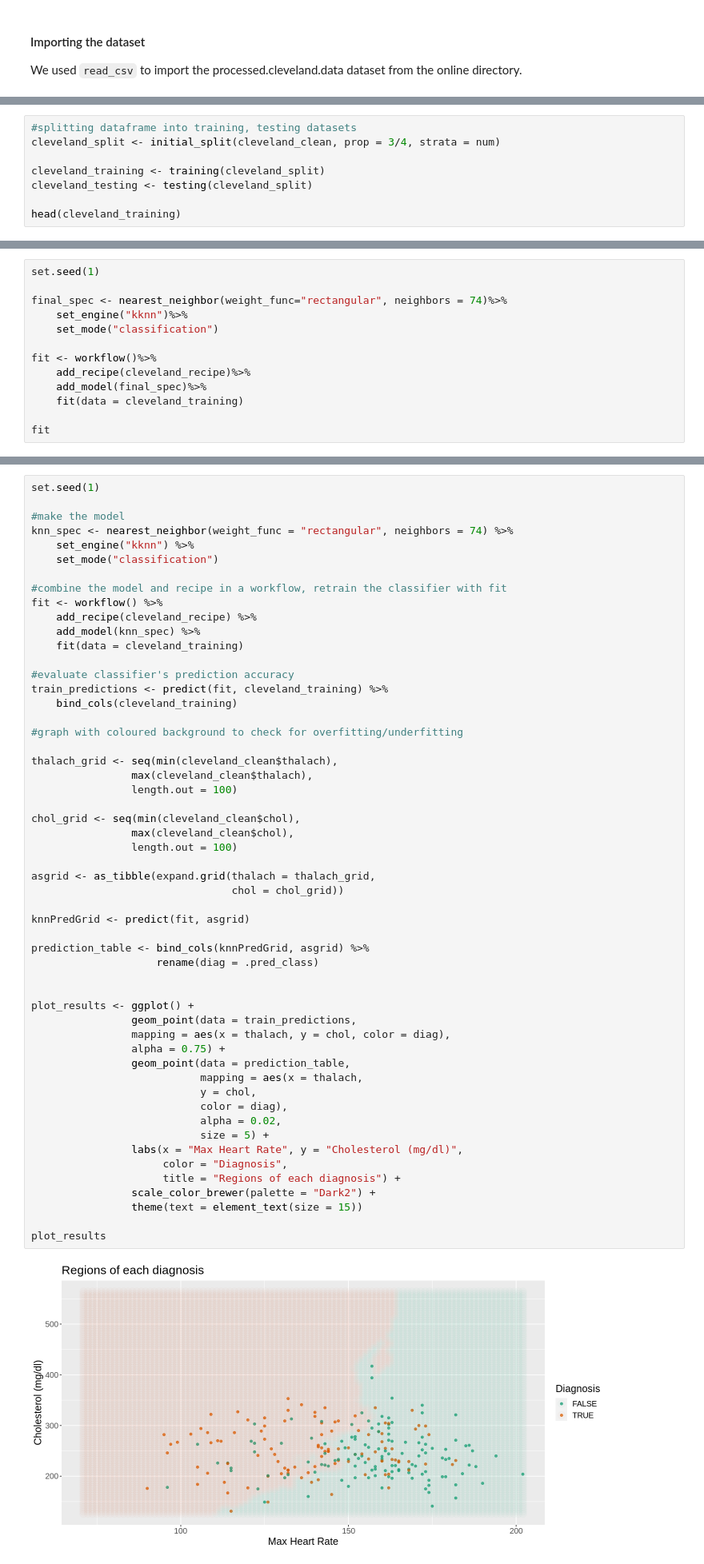
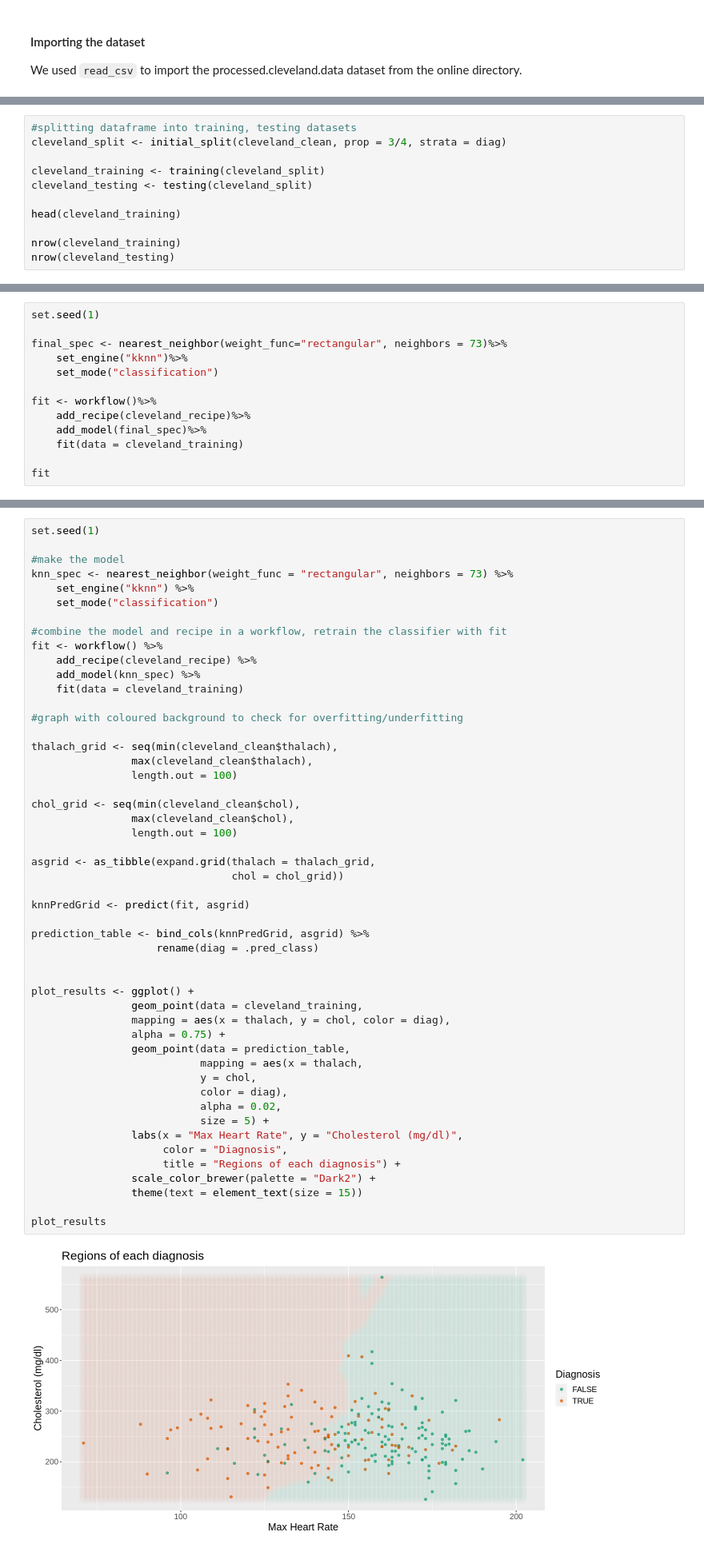
Before and after one commit to Agamchawla/group-29-project, a Jupyter notebook: group_29_project_report.ipynb, the cells around one changed output, grey strips where cells are left out. Shown at 80% size. Cells and saved outputs as stored; diff of their text form.

Commit message:
added Hungarian data, final touch-ups

```diff
--- a/group_29_project_report.ipynb
+++ b/group_29_project_report.ipynb
@@ -97,8 +157,11 @@ We will use `initial_split` to split our dataframe into 75% training and 25% tes
 # %%
 #splitting dataframe into training, testing datasets
-cleveland_split <- initial_split(cleveland_clean, prop = 3/4, strata = num)
+cleveland_split <- initial_split(cleveland_clean, prop = 3/4, strata = diag)
 
 cleveland_training <- training(cleveland_split)
 cleveland_testing <- testing(cleveland_split)
 
 head(cleveland_training)
+
+nrow(cleveland_training)
+nrow(cleveland_testing)
@@ -299,7 +378,7 @@ Now that we have a value for $k$, we can create our final spec using `neighbors
 # %%
 set.seed(1)
 
-final_spec <- nearest_neighbor(weight_func="rectangular", neighbors = 74)%>%
+final_spec <- nearest_neighbor(weight_func="rectangular", neighbors = 73)%>%
     set_engine("kknn")%>%
     set_mode("classification")
 
@@ -339,7 +418,7 @@ We still need to check whether out model over/underfits, so we will visualize th
 set.seed(1)
 
 #make the model
-knn_spec <- nearest_neighbor(weight_func = "rectangular", neighbors = 74) %>%
+knn_spec <- nearest_neighbor(weight_func = "rectangular", neighbors = 73) %>%
     set_engine("kknn") %>%
     set_mode("classification")
 
@@ -348,10 +427,6 @@ fit <- workflow() %>%
     add_recipe(cleveland_recipe) %>%
     add_model(knn_spec) %>%
     fit(data = cleveland_training)
-
-#evaluate classifier's prediction accuracy
-train_predictions <- predict(fit, cleveland_training) %>%
-    bind_cols(cleveland_training)
 
 #graph with coloured background to check for overfitting/underfitting
 
@@ -362,33 +437,33 @@ thalach_grid <- seq(min(cleveland_clean$thalach),
 chol_grid <- seq(min(cleveland_clean$chol),
                 max(cleveland_clean$chol),
                 length.out = 100)
 
 asgrid <- as_tibble(expand.grid(thalach = thalach_grid,
                                 chol = chol_grid))
 
 knnPredGrid <- predict(fit, asgrid)
 
 prediction_table <- bind_cols(knnPredGrid, asgrid) %>%
                     rename(diag = .pred_class)
 
 
 plot_results <- ggplot() +
-                geom_point(data = train_predictions,
+                geom_point(data = cleveland_training,
                 mapping = aes(x = thalach, y = chol, color = diag),
                 alpha = 0.75) +
                 geom_point(data = prediction_table,
                            mapping = aes(x = thalach,
                            y = chol,
                            color = diag),
                            alpha = 0.02,
                            size = 5) +
                 labs(x = "Max Heart Rate", y = "Cholesterol (mg/dl)",
                      color = "Diagnosis",
                      title = "Regions of each diagnosis") +
                 scale_color_brewer(palette = "Dark2") +
                 theme(text = element_text(size = 15))
 
 plot_results
 # %% [output]
-[figure, old version]
+[figure, new version]
 # %% [markdown]
```
Also changed, not shown: parts of 34 cells of this notebook.
